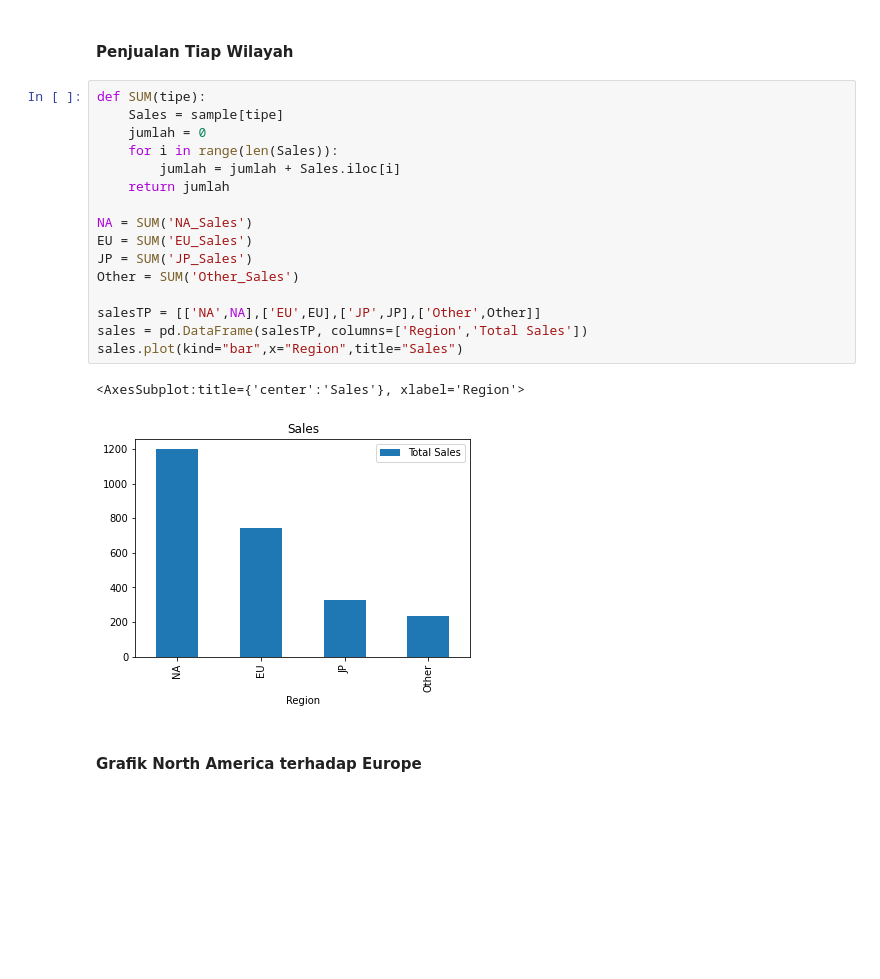
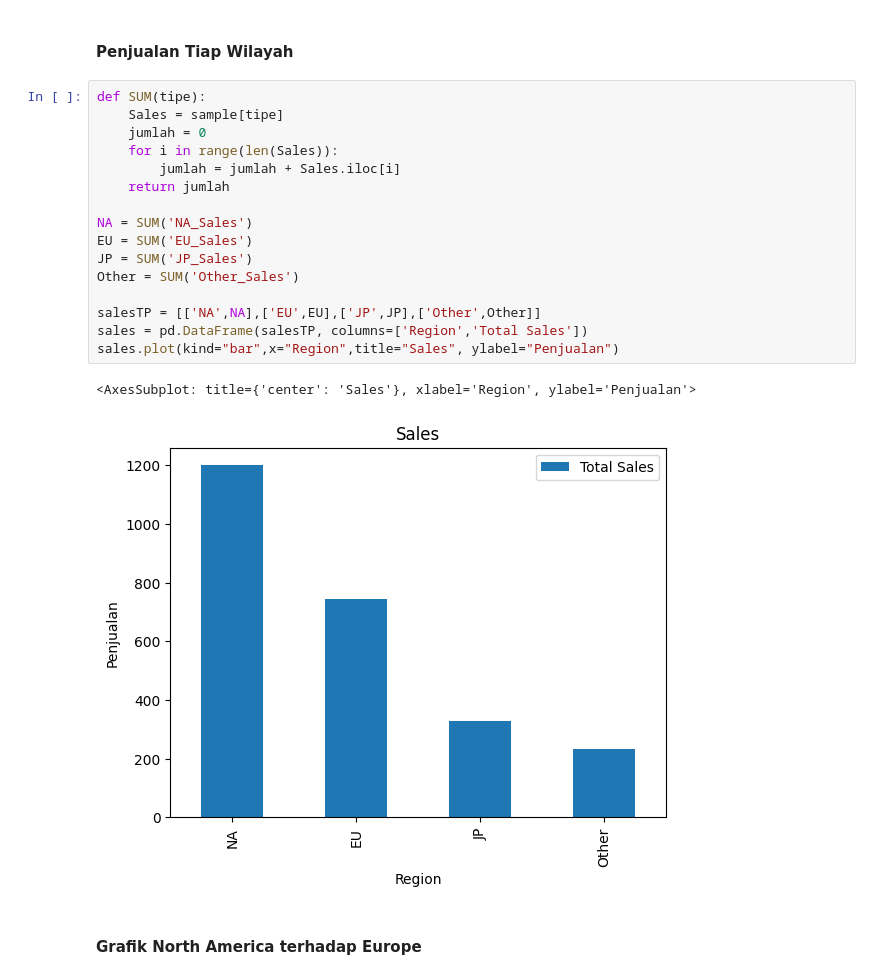
Before and after one commit to Astha47/Tugas-Besar-Analisis-Data-Kelompok-8, a Jupyter notebook: Main.ipynb, the cells around one changed output. Drawn from its saved outputs; the diff is of its cells as text; blank space fills up the shorter version.

```diff
--- a/Main.ipynb
+++ b/Main.ipynb
@@ -318,22 +318,22 @@ sample[['NA_Sales','EU_Sales',"JP_Sales","Global_Sales"]].describe(percentiles =
 # %%
 def SUM(tipe):
     Sales = sample[tipe]
     jumlah = 0
     for i in range(len(Sales)):
         jumlah = jumlah + Sales.iloc[i]
     return jumlah
 
 NA = SUM('NA_Sales')
 EU = SUM('EU_Sales')
 JP = SUM('JP_Sales')
 Other = SUM('Other_Sales')
 
 salesTP = [['NA',NA],['EU',EU],['JP',JP],['Other',Other]]
 sales = pd.DataFrame(salesTP, columns=['Region','Total Sales'])
-sales.plot(kind="bar",x="Region",title="Sales")
+sales.plot(kind="bar",x="Region",title="Sales", ylabel="Penjualan")
 # %% [output]
-<AxesSubplot:title={'center':'Sales'}, xlabel='Region'>
+<AxesSubplot: title={'center': 'Sales'}, xlabel='Region', ylabel='Penjualan'>
-[figure, old version]
+[figure, new version]
 # %% [markdown]
 #### Grafik North America terhadap Europe
 # %%
```
Also changed, not shown: parts of 12 cells of this notebook.
